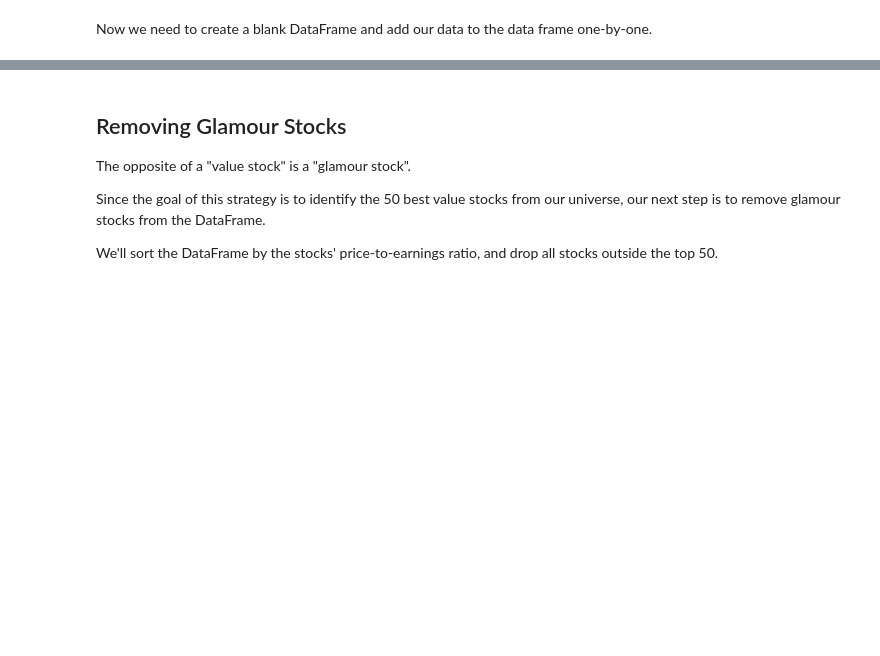
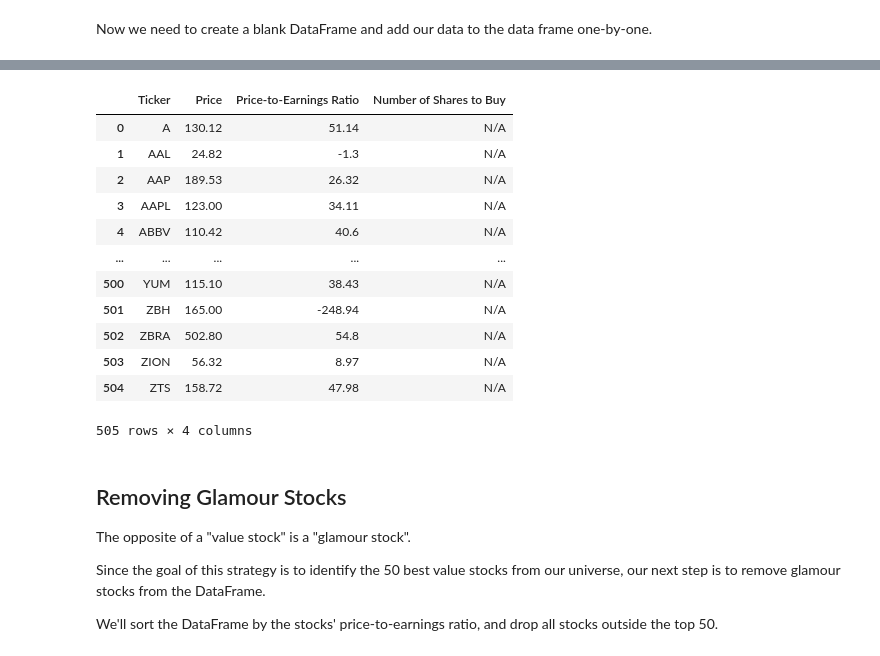
Before and after one commit to avin-shum/algorithmic-trading-python, a Jupyter notebook: learning_files/003_quantitative_value_strategy.ipynb, the cells around one changed output, grey strips where cells are left out. Cells and saved outputs as stored; diff of their text form; code cells hidden in the pictures; blank space fills up the shorter version.

Commit message:
3.5 Executing A Batch API Call & Building Our DataFrame

```diff
--- a/learning_files/003_quantitative_value_strategy.ipynb
+++ b/learning_files/003_quantitative_value_strategy.ipynb
@@ -83,3 +68,38 @@ Now we need to create a blank DataFrame and add our data to the data frame one-b
+# %%
+final_dataframe = pd.DataFrame(columns = my_columns)
+
+for symbol_string in symbol_strings:
+    batch_api_call_url = f'https://sandbox.iexapis.com/stable/stock/market/batch?symbols={symbol_string}&types=quote&token={IEX_CLOUD_API_TOKEN}'
+    data = requests.get(batch_api_call_url).json()
+
+    for symbol in symbol_string.split(','):
+        final_dataframe = final_dataframe.append(
+            pd.Series(
+                [
+                    symbol,
+                    data[symbol]['quote']['latestPrice'],
+                    data[symbol]['quote']['peRatio'],
+                    'N/A'
+                ],
+                index=my_columns
+            ),
+            ignore_index=True
+        )
+final_dataframe
+# %% [output]
+|  | Ticker | Price | Price-to-Earnings Ratio | Number of Shares to Buy |
+| 0 | A | 130.12 | 51.14 | N/A |
+| 1 | AAL | 24.82 | -1.3 | N/A |
+| 2 | AAP | 189.53 | 26.32 | N/A |
+| 3 | AAPL | 123.00 | 34.11 | N/A |
+| 4 | ABBV | 110.42 | 40.6 | N/A |
+| ... | ... | ... | ... | ... |
+| 500 | YUM | 115.10 | 38.43 | N/A |
+| 501 | ZBH | 165.00 | -248.94 | N/A |
+| 502 | ZBRA | 502.80 | 54.8 | N/A |
+| 503 | ZION | 56.32 | 8.97 | N/A |
+| 504 | ZTS | 158.72 | 47.98 | N/A |
+505 rows × 4 columns
 # %% [markdown]
 ## Removing Glamour Stocks
 
```
Also changed, not shown: parts of 1 cell of this notebook.
